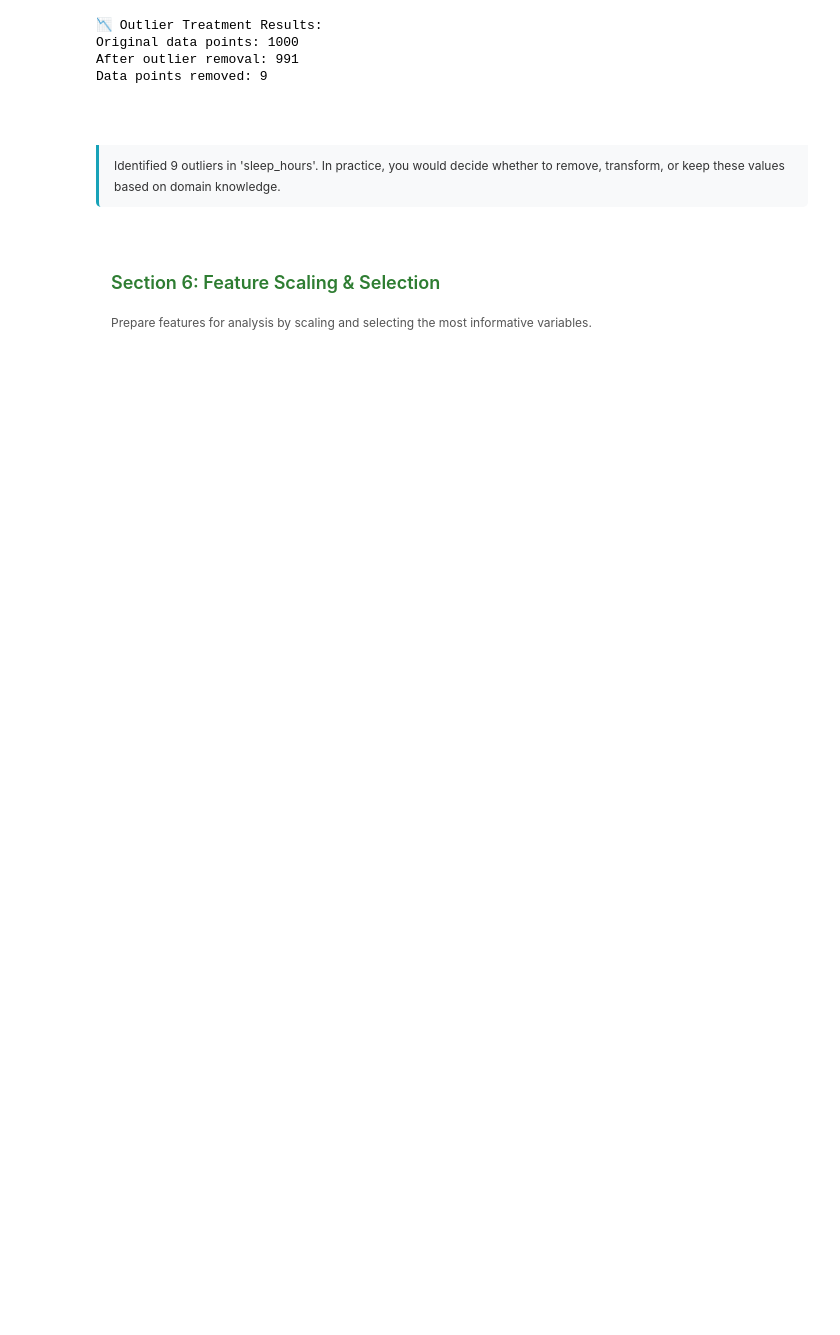
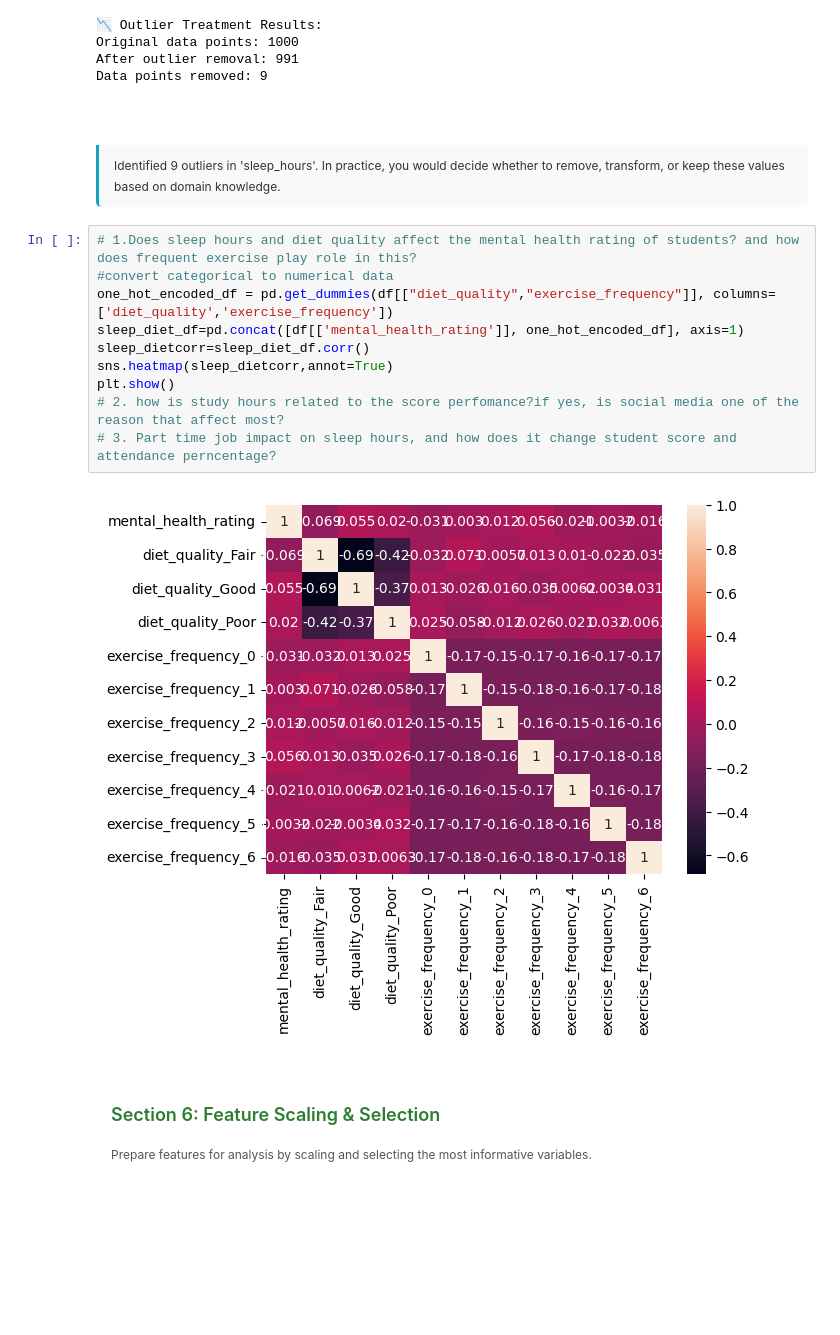
Before and after one commit to Nikhil-Kudupudi/StoryTellingWithData, a Jupyter notebook: Lab 01_DataProcessing.ipynb, the cells around one changed output. Cells and saved outputs as stored; diff of their text form; blank space fills up the shorter version.

```diff
--- a/Lab 01_DataProcessing.ipynb
+++ b/Lab 01_DataProcessing.ipynb
@@ -744,6 +799,18 @@ After outlier removal: 991
 Data points removed: 9
 Outlier Analysis Complete
 Identified 9 outliers in 'sleep_hours'. In practice, you would decide whether to remove, transform, or keep these values based on domain knowledge.
+# %%
+# 1.Does sleep hours and diet quality affect the mental health rating of students? and how does frequent exercise play role in this?
+#convert categorical to numerical data
+one_hot_encoded_df = pd.get_dummies(df[["diet_quality","exercise_frequency"]], columns=['diet_quality','exercise_frequency'])
+sleep_diet_df=pd.concat([df[['mental_health_rating']], one_hot_encoded_df], axis=1)
+sleep_dietcorr=sleep_diet_df.corr()
+sns.heatmap(sleep_dietcorr,annot=True)
+plt.show()
+# 2. how is study hours related to the score perfomance?if yes, is social media one of the reason that affect most?
+# 3. Part time job impact on sleep hours, and how does it change student score and attendance perncentage?
+# %% [output]
+[figure, added]
 # %% [markdown]
 <div style="background: linear-gradient(90deg, #e8f5e9 0%, #c8e6c9 100%); padding: 15px; border-radius: 5px; margin: 20px 0;">
     <h2 style="color: #2e7d32; font-size: 18px; margin: 0;">Section 6: Feature Scaling & Selection</h2>
```
Also changed, not shown: parts of 7 cells of this notebook.
